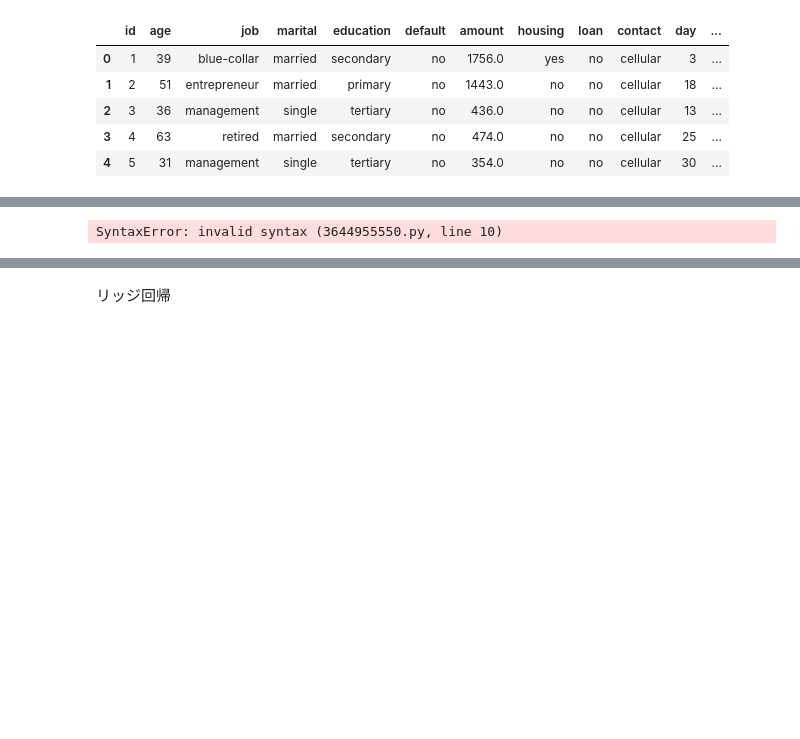
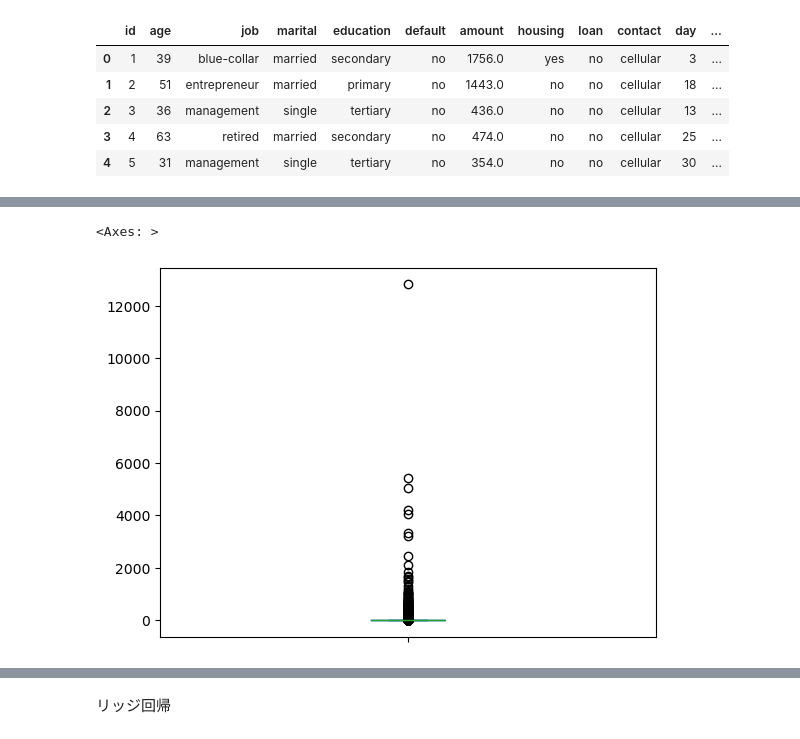
Before and after one commit to Udon-datascience/Python_machine_learning_study_log, a Jupyter notebook: study_based_on_textbook/learning_analysis_17.ipynb, the cells around one changed output, grey strips where cells are left out. Saved outputs shown, nothing was run; the diff lists cells and outputs as text; code cells hidden in the pictures; blank space fills up the shorter version.

```diff
--- a/study_based_on_textbook/learning_analysis_17.ipynb
+++ b/study_based_on_textbook/learning_analysis_17.ipynb
@@ -40,20 +67,19 @@ train_val.head()
 # %%
-#不要な特徴量の削除
-num_df=train_val.drop(str_col_name,axis=1)
-num_df=num_df.drop('id',axis=1)
-num_df2=num_df.dropna()
+#マハラノビス距離を求める
+#train_val全体でやるとLinAlgErrorになったので、今回はダミー変数を除く
+mcd2 =MinCovDet(random_state=0,support_fraction=0.7)
+num_train_val_name = ['age', 'amount', 'day', 'duration', 'campaign', 'previous', 'y'] #数値列を抜き出す
+num_train_val=train_val[num_train_val_name]
 
+mcd2.fit(num_train_val)
+dis = pd.Series(
+    mcd2.mahalanobis(num_train_val),
+    index=train_val.index
+)
+dis=pd.Series(dis)
 
-#マハラノビス距離を求める
-mcd2 =MinCovDet(random_state=0,support_fraction=0.7)
-mcd2.fit(num_df2)
-
-dis =mcd2.mahalanobis(num_df2)
-dis=pd.Series(dis)
+#箱ひげ図を描く
 dis.plot(kind="box")
-no=dis[dis>300000].index
-#先頭から2561番目が外れ値となる事が分かったので９章の付録で紹介したilocを利用する
-no=num_df2.iloc[no[0]:(no[0]+1),:].index
-train_val2 = train_val.drop(no)d
 # %% [output]
-SyntaxError: invalid syntax (3644955550.py, line 10)
+<Axes: >
+[figure, added]
```
Also changed, not shown: parts of 6 cells of this notebook, 2 other files.
